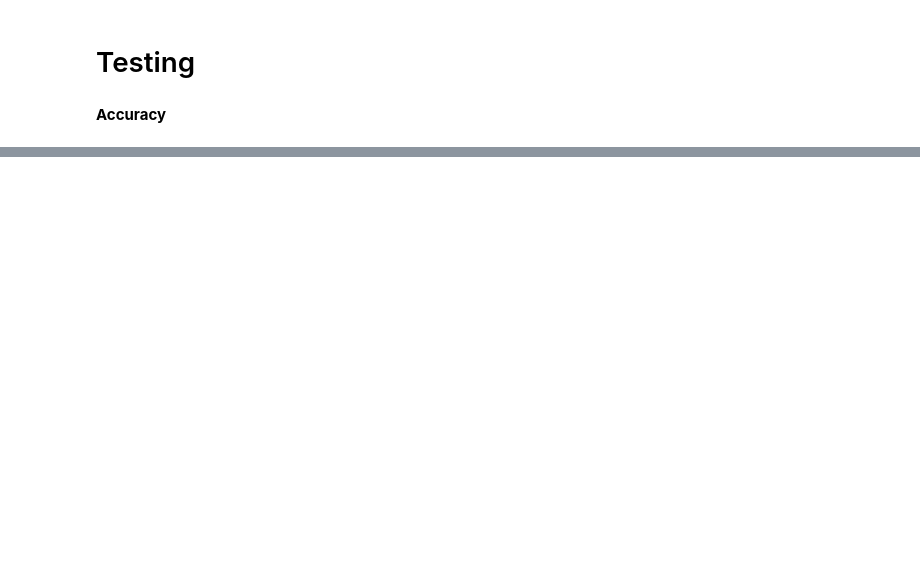
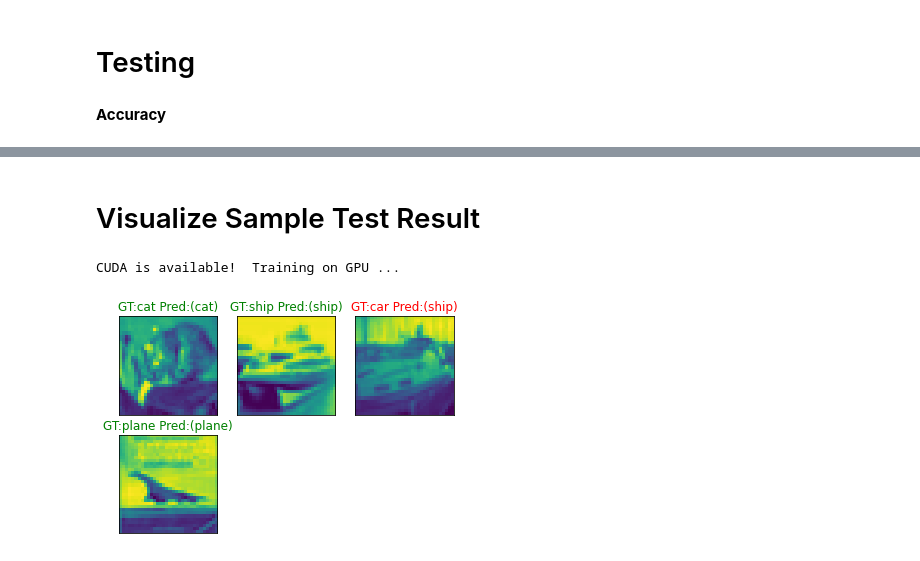
Before and after one commit to reeda23/Deep-Learning-With-Pytorch, a Jupyter notebook: 13_Convolutional_Neural_Network.ipynb, the cells around one changed output, grey strips where cells are left out. Saved outputs shown, nothing was run; the diff lists cells and outputs as text; code cells hidden in the pictures; blank space fills up the shorter version.

```diff
--- a/13_Convolutional_Neural_Network.ipynb
+++ b/13_Convolutional_Neural_Network.ipynb
@@ -202,0 +204,37 @@ Accuracy of truck: 58.3 %
+# %% [markdown]
+# Visualize Sample Test Result
+# %%
+# check if CUDA is available
+train_on_gpu = torch.cuda.is_available()
+
+if not train_on_gpu:
+    print('CUDA is not available.  Training on CPU ...')
+else:
+    print('CUDA is available!  Training on GPU ...')
+# %% [output]
+CUDA is available!  Training on GPU ...
+# %%
+# obtain one batch of test images
+dataiter = iter(test_loader)
+images, labels = dataiter.next()
+images.numpy()
+
+# move model inputs to cuda, if GPU available
+if train_on_gpu:
+    images = images.cuda()
+
+# get sample outputs
+output = model(images)
+# convert output probabilities to predicted class
+_, preds_tensor = torch.max(output, 1)
+preds = np.squeeze(preds_tensor.numpy()) if not train_on_gpu else np.squeeze(preds_tensor.cpu().numpy())
+images = np.squeeze(images.numpy()) if not train_on_gpu else np.squeeze(images.cpu().numpy())
+# plot the images in the batch, along with predicted and true labels
+
+for i in range(4):
+    ax = plt.subplot(2, 3, i+1, xticks=[], yticks=[])
+    plt.imshow(images[i][0])
+    ax.set_title("GT:{} Pred:({})".format(classes[preds[i]], classes[labels[i]]),
+                 color=("green" if preds[i]==labels[i].item() else "red"))
+# %% [output]
+[figure, added]
```
Also changed, not shown: parts of 4 cells of this notebook.
